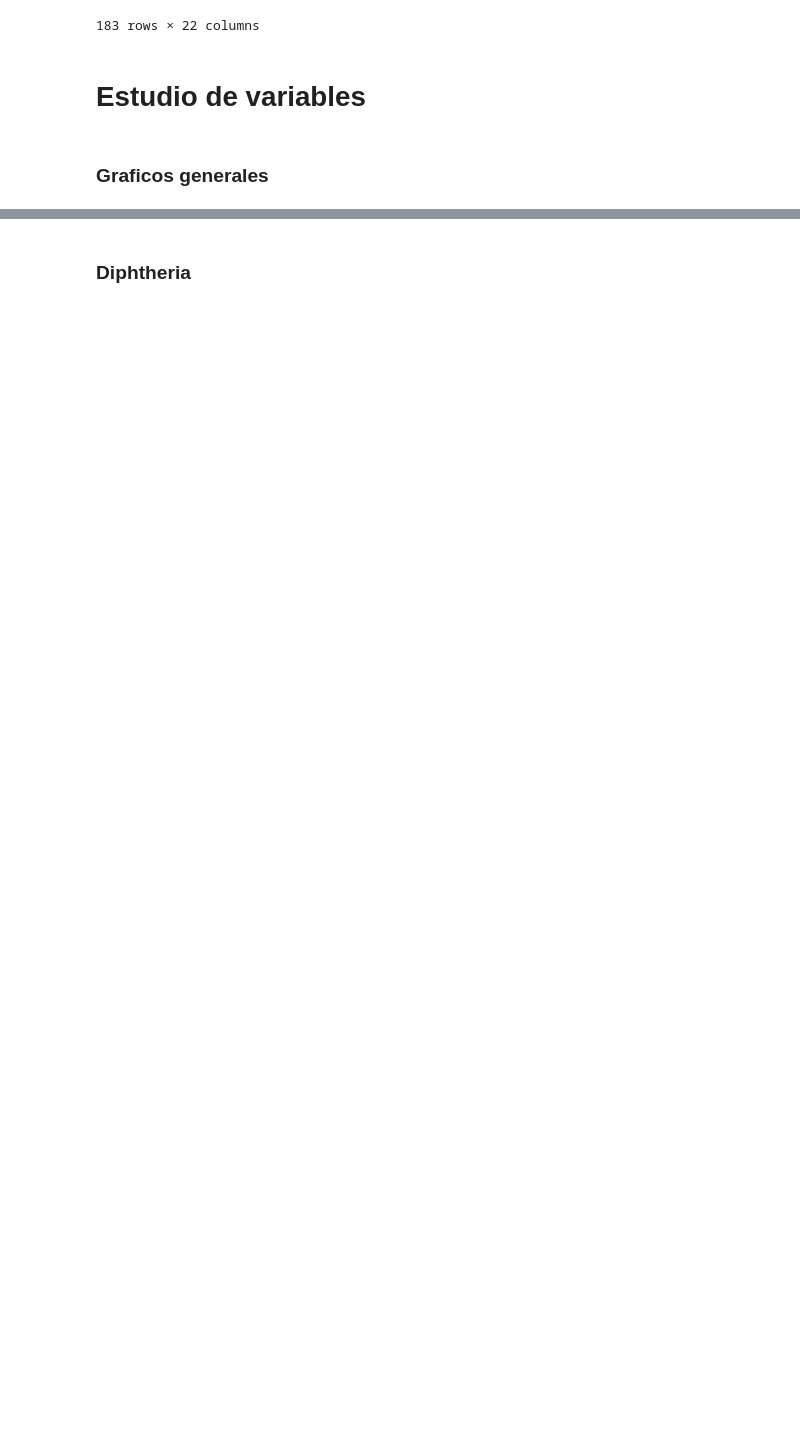
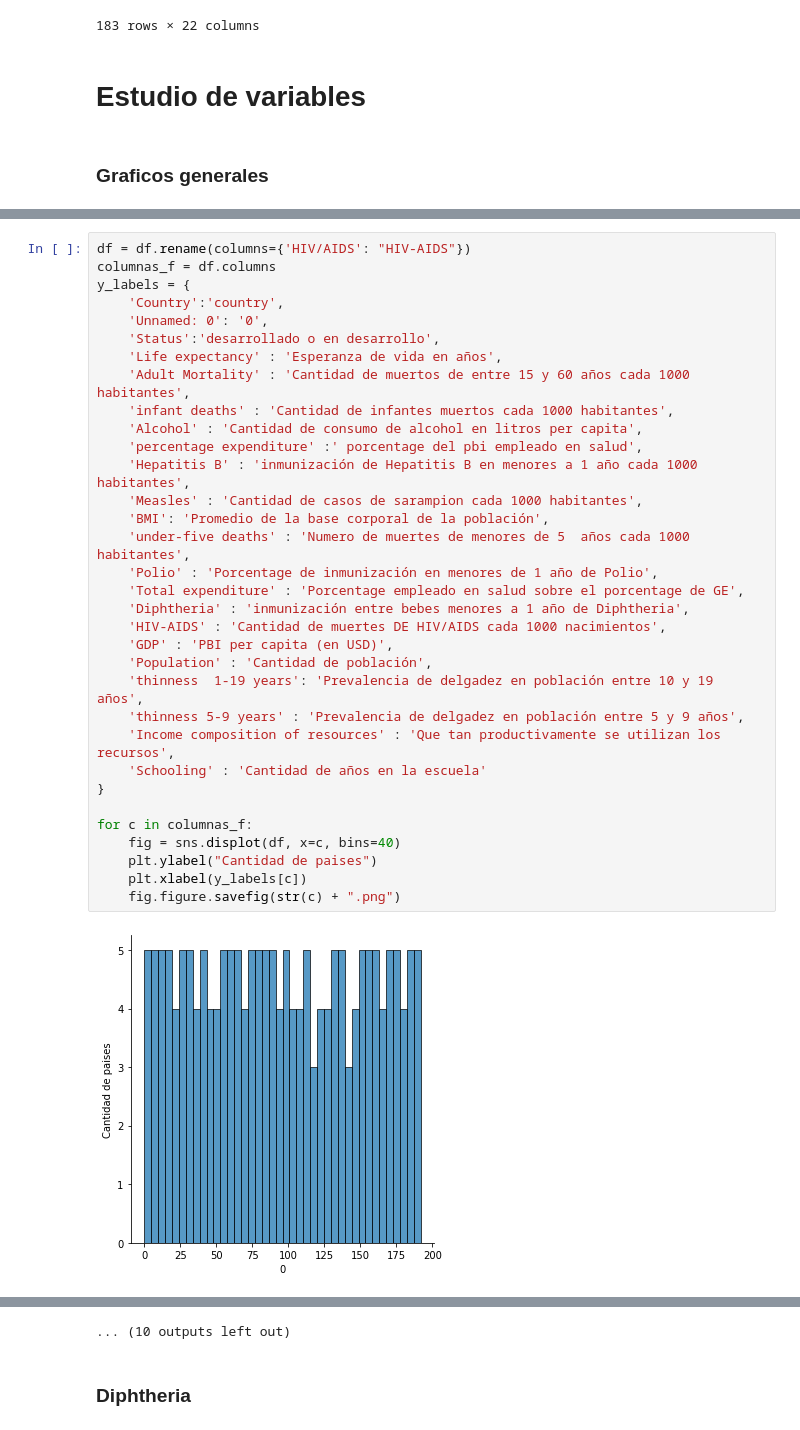
Before and after one commit to andresmbar/tp3-metodos, a Jupyter notebook: ESTUDIO_DE_VARIABLES.ipynb, the cells around one changed output, grey strips where cells are left out. Saved outputs shown, nothing was run; the diff lists cells and outputs as text; blank space fills up the shorter version.

Commit message:
Agrego EDA que borre sin querer. Agrego labels a graficos

```diff
--- a/ESTUDIO_DE_VARIABLES.ipynb
+++ b/ESTUDIO_DE_VARIABLES.ipynb
@@ -48,0 +34,35 @@ for c in columnas_f:
+# %%
+df = df.rename(columns={'HIV/AIDS': "HIV-AIDS"})
+columnas_f = df.columns
+y_labels = {
+    'Country':'country',
+    'Unnamed: 0': '0',
+    'Status':'desarrollado o en desarrollo',
+    'Life expectancy' : 'Esperanza de vida en años',
+    'Adult Mortality' : 'Cantidad de muertos de entre 15 y 60 años cada 1000 habitantes',
+    'infant deaths' : 'Cantidad de infantes muertos cada 1000 habitantes',
+    'Alcohol' : 'Cantidad de consumo de alcohol en litros per capita',
+    'percentage expenditure' :' porcentage del pbi empleado en salud',
+    'Hepatitis B' : 'inmunización de Hepatitis B en menores a 1 año cada 1000 habitantes',
+    'Measles' : 'Cantidad de casos de sarampion cada 1000 habitantes',
+    'BMI': 'Promedio de la base corporal de la población',
+    'under-five deaths' : 'Numero de muertes de menores de 5  años cada 1000 habitantes',
+    'Polio' : 'Porcentage de inmunización en menores de 1 año de Polio',
+    'Total expenditure' : 'Porcentage empleado en salud sobre el porcentage de GE',
+    'Diphtheria' : 'inmunización entre bebes menores a 1 año de Diphtheria',
+    'HIV-AIDS' : 'Cantidad de muertes DE HIV/AIDS cada 1000 nacimientos',
+    'GDP' : 'PBI per capita (en USD)',
+    'Population' : 'Cantidad de población',
+    'thinness  1-19 years': 'Prevalencia de delgadez en población entre 10 y 19 años',
+    'thinness 5-9 years' : 'Prevalencia de delgadez en población entre 5 y 9 años',
+    'Income composition of resources' : 'Que tan productivamente se utilizan los recursos',
+    'Schooling' : 'Cantidad de años en la escuela'
+}
+
+for c in columnas_f:
+    fig = sns.displot(df, x=c, bins=40)
+    plt.ylabel("Cantidad de paises")
+    plt.xlabel(y_labels[c])
+    fig.figure.savefig(str(c) + ".png")
+# %% [output]
+[figure, added]
@@ -49,3 +80,4 @@ for c in columnas_f:
+... (10 outputs left out)
 # %% [markdown]
 ### Diphtheria
 # %%
```
Also changed, not shown: parts of 8 cells of this notebook, 2 other files.
